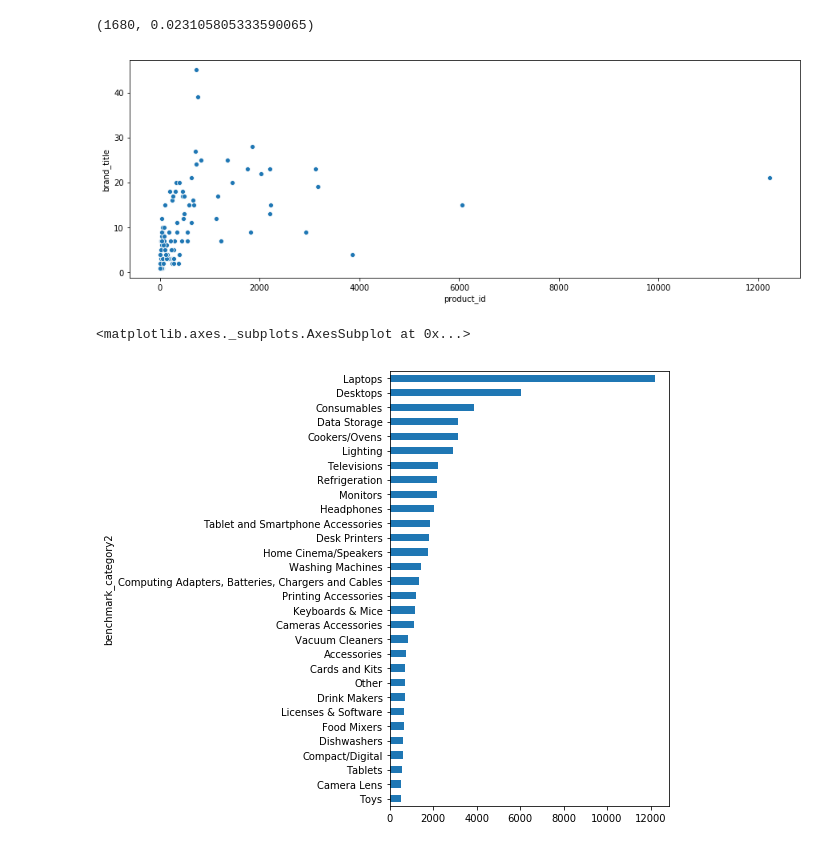
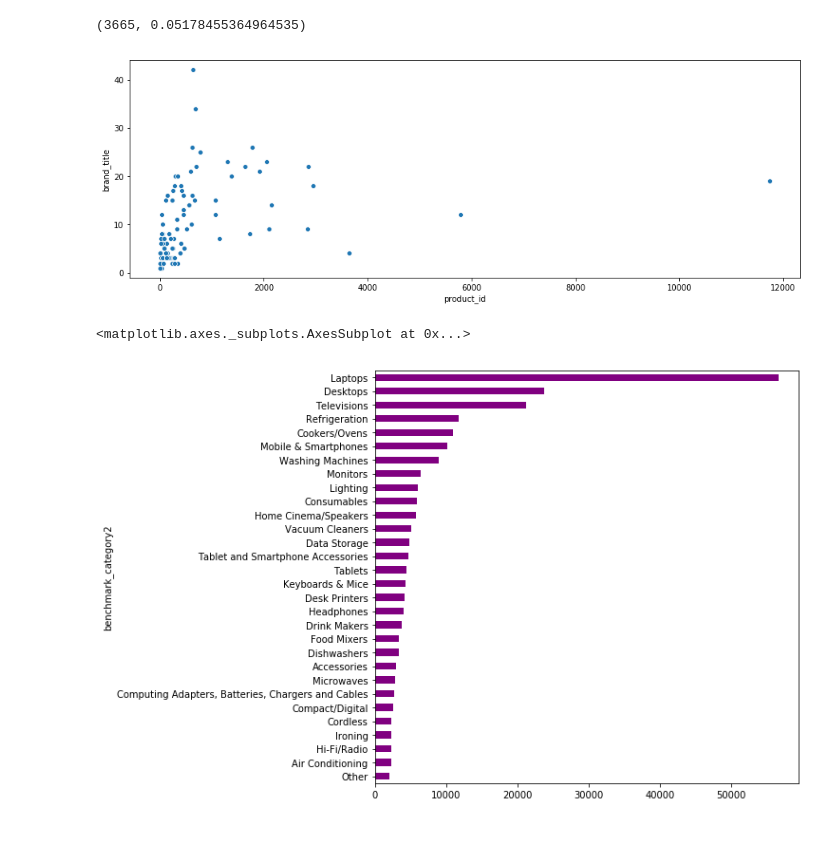
Before and after one commit to danyzix/Product-Categorisation, a Jupyter notebook: Flix_products/Product_Categorisation3.ipynb, the cells around one changed output. Drawn from its saved outputs; the diff is of its cells as text; code cells hidden in the pictures.

```diff
--- a/Flix_products/Product_Categorisation3.ipynb
+++ b/Flix_products/Product_Categorisation3.ipynb
@@ -16,2 +17,4 @@ import seaborn as sns
 # %%
-df1 = pd.read_csv('\\Users\\Daniel\\Python\\Data\\Flix_products\\product_title.csv', engine='python')
+# get the first file which has product titles and brand categoriws
+df1 = pd.read_csv('\\Users\\Dan\\Documents\\Python\\Data\\Flix_products\\product_title.csv', engine='python')
+df1.head(2)
@@ -29,8 +25,10 @@ products_complete = pd.read_csv('\\Users\\Daniel\\Python\\Data\\Flix_products\\p
 # %%
+# load second product file and load only the necessary columns
+products_complete = pd.read_csv('\\Users\\Dan\\Documents\\Python\\Data\\Flix_products\\products.csv', sep='\t')
 products= products_complete[['product_id','product_title','mpn_list','manufacturer_id', 'brand_title',
                             'flix_parent_category', 'flix_subCategory1', 'flix_subCategory2',
                             'benchmark_category', 'benchmark_category2']]
-products.head()
+products.head(2)
 # %% [output]
 |  | product_id | product_title | mpn_list | manufacturer_id | brand_title | flix_parent_category | ... |
 | 0 | 3 | Crematic Coffee Maker | F8744338 | 53.0 | Groupe SEB | Small Gadgets/Appliances | ... |
@@ -53,5 +44,6 @@ products.head()
 # %%
+# check how many products have unassigned categories
 products['benchmark_category2'].isna().sum(), products['benchmark_category2'].isna().sum()/len(products.index)
 # %% [output]
-(1680, 0.023105805333590065)
+(3665, 0.05178455364964535)
 # %%
@@ -58,13 +51,15 @@ products['benchmark_category2'].isna().sum(), products['benchmark_category2'].is
 products.dropna(subset=['benchmark_category2'], inplace=True)
 # %%
+# let's look at the distribution of number of products and brands by product categories
 group_products = products.groupby('benchmark_category2')['product_id'].count()
 group_brand  = products.groupby('benchmark_category2')['brand_title'].nunique()
 plt.figure(figsize=(15,5))
 ax = sns.scatterplot(x=group_products, y=group_brand)
 # %% [output]
-[figure, old version]
+[figure, new version]
 # %%
-products.groupby('benchmark_category2')['product_id'].count().sort_values().tail(30).plot.barh(figsize=(5,8))
+# lets look at the top 30 categories by number of products
+products.groupby('benchmark_category2')['product_id'].count().sort_values().tail(30).plot.barh(figsize=(8,8), color='purple')
 # %% [output]
 <matplotlib.axes._subplots.AxesSubplot at 0x...>
-[figure, old version]
+[figure, new version]
```
Also changed, not shown: parts of 19 cells of this notebook.
